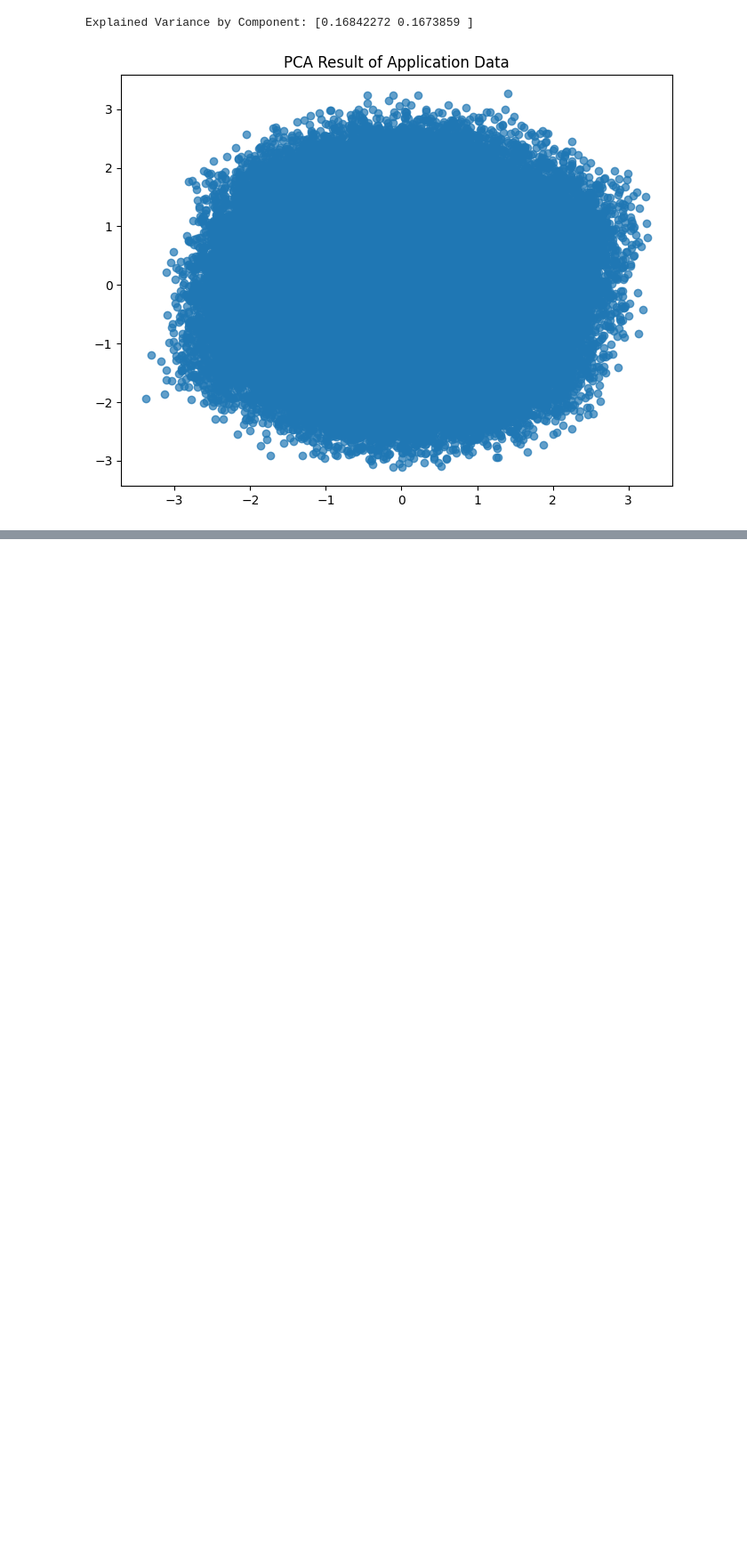
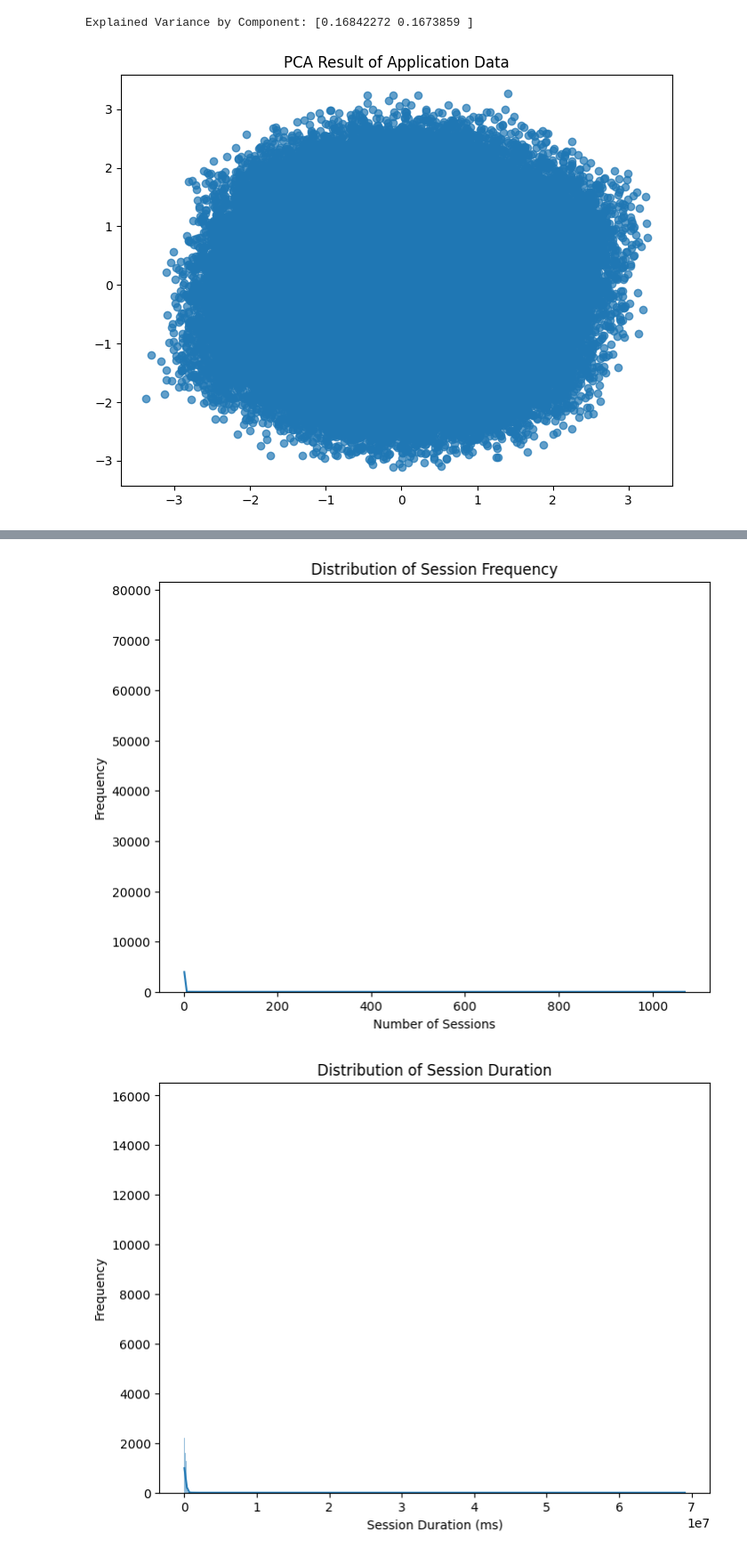
Before and after one commit to NaimaT15/TellCo-Telecom-Analysis, a Jupyter notebook: notebooks/tellco_telecom_anlysis.ipynb, the cells around one changed output, grey strips where cells are left out. Shown at 89% size. Cells and saved outputs as stored; diff of their text form; code cells hidden in the pictures; blank space fills up the shorter version.

```diff
--- a/notebooks/db_connection.ipynb
+++ b/notebooks/tellco_telecom_anlysis.ipynb
@@ -452,0 +515,30 @@ Explained Variance by Component: [0.16842272 0.1673859 ]
+# %%
+import matplotlib.pyplot as plt
+import seaborn as sns
+
+# Histogram for session frequency
+plt.figure(figsize=(8, 6))
+sns.histplot(user_engagement_metrics['session_frequency'], kde=True)
+plt.title('Distribution of Session Frequency')
+plt.xlabel('Number of Sessions')
+plt.ylabel('Frequency')
+plt.show()
+
+# Histogram for total session duration
+plt.figure(figsize=(8, 6))
+sns.histplot(user_engagement_metrics['total_session_duration'], kde=True)
+plt.title('Distribution of Session Duration')
+plt.xlabel('Session Duration (ms)')
+plt.ylabel('Frequency')
+plt.show()
+
+# Histogram for total traffic (DL + UL)
+plt.figure(figsize=(8, 6))
+sns.histplot(user_engagement_metrics['total_traffic'], kde=True)
+plt.title('Distribution of Total Traffic (Download + Upload)')
+plt.xlabel('Total Traffic (Bytes)')
+plt.ylabel('Frequency')
+plt.show()
+# %% [output]
+[figure, added]
+[figure, added]
```
Also changed, not shown: parts of 11 cells of this notebook, 2 other files.
